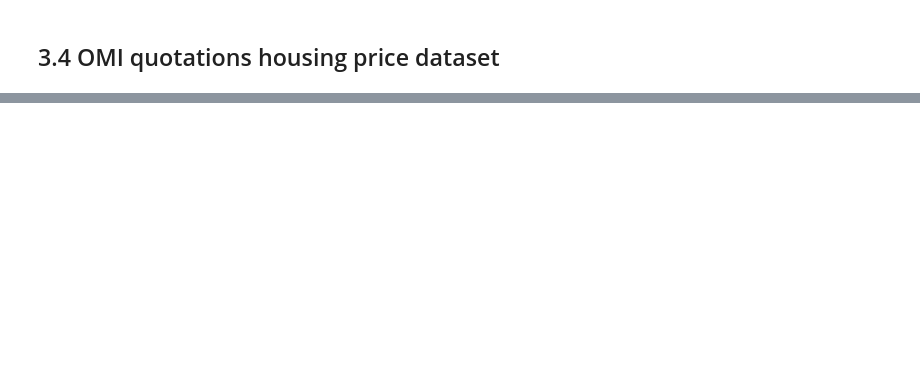
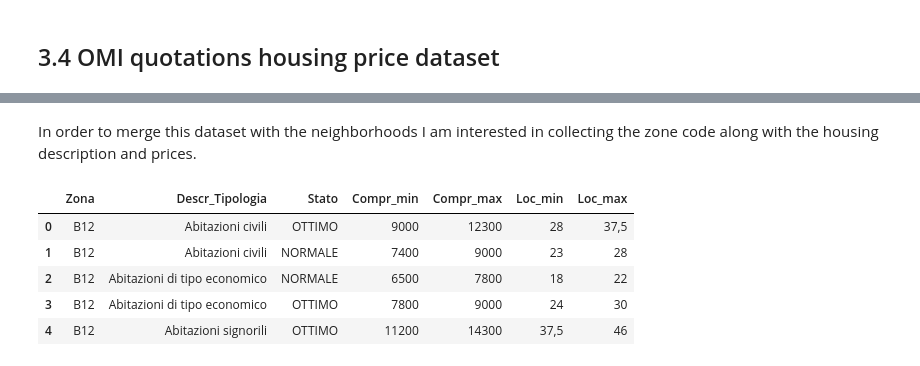
Before and after one commit to pierluigisegatto/Data_Science_Material, a Jupyter notebook: IBM Data Science Professional Certificate/8-ML_Full_Project/Real estate Milan /Real_estate_analysis.ipynb, the cells around one changed output, grey strips where cells are left out. Saved outputs shown, nothing was run; the diff lists cells and outputs as text; code cells hidden in the pictures; blank space fills up the shorter version.

```diff
--- a/IBM Data Science Professional Certificate/8-ML_Full_Project/Real estate Milan /Real_estate_analysis.ipynb
+++ b/IBM Data Science Professional Certificate/8-ML_Full_Project/Real estate Milan /Real_estate_analysis.ipynb
@@ -360,0 +391,13 @@ values.head()
+# %% [markdown]
+In order to merge this dataset with the neighborhoods I am interested in collecting the zone code along with the housing description and prices.
+# %%
+columns = ['Zona','Descr_Tipologia','Stato','Compr_min','Compr_max','Loc_min','Loc_max']
+omi = values[columns].copy()
+omi.head()
+# %% [output]
+|  | Zona | Descr_Tipologia | Stato | Compr_min | Compr_max | Loc_min | Loc_max |
+| 0 | B12 | Abitazioni civili | OTTIMO | 9000 | 12300 | 28 | 37,5 |
+| 1 | B12 | Abitazioni civili | NORMALE | 7400 | 9000 | 23 | 28 |
+| 2 | B12 | Abitazioni di tipo economico | NORMALE | 6500 | 7800 | 18 | 22 |
+| 3 | B12 | Abitazioni di tipo economico | OTTIMO | 7800 | 9000 | 24 | 30 |
+| 4 | B12 | Abitazioni signorili | OTTIMO | 11200 | 14300 | 37,5 | 46 |
```
Also changed, not shown: parts of 19 cells of this notebook, 2 other files.
